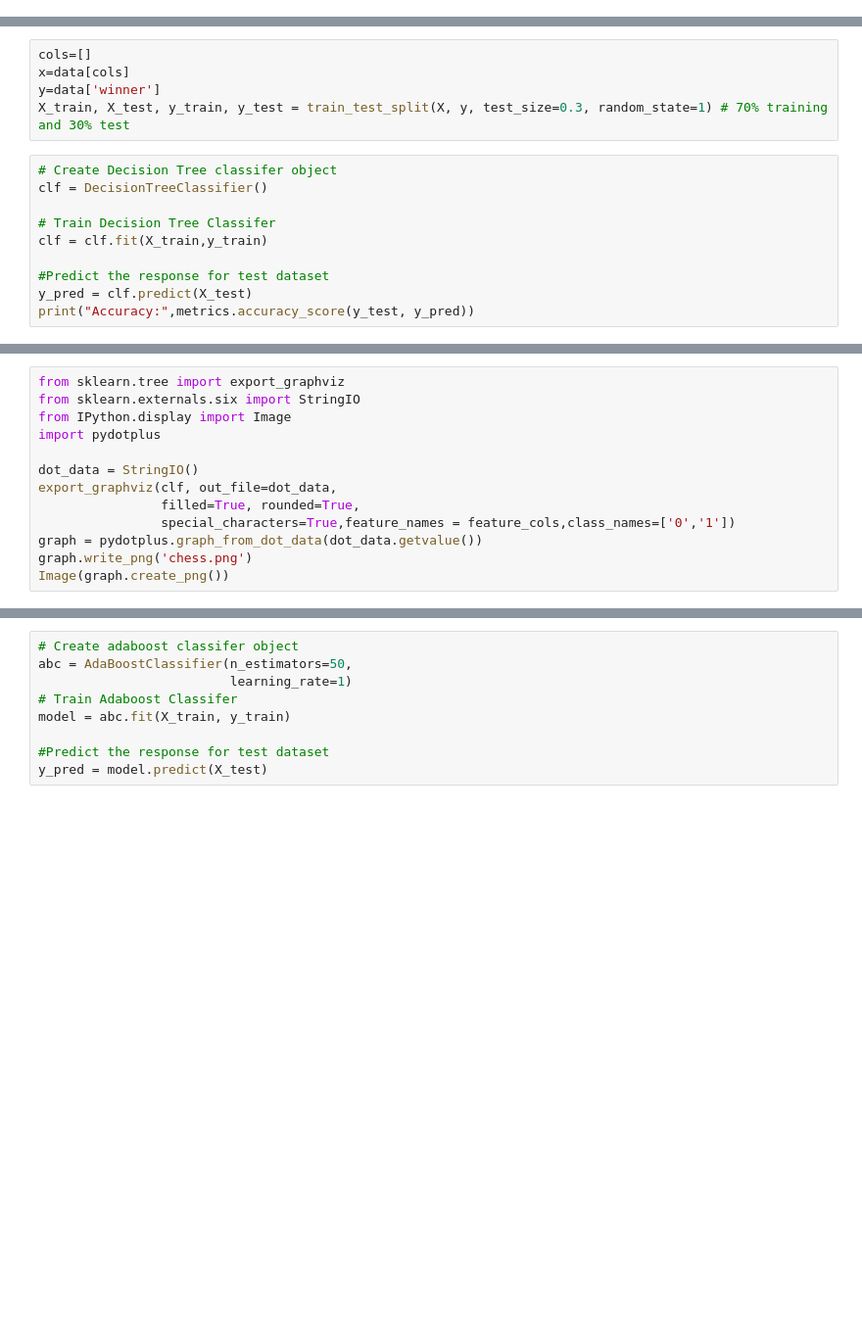
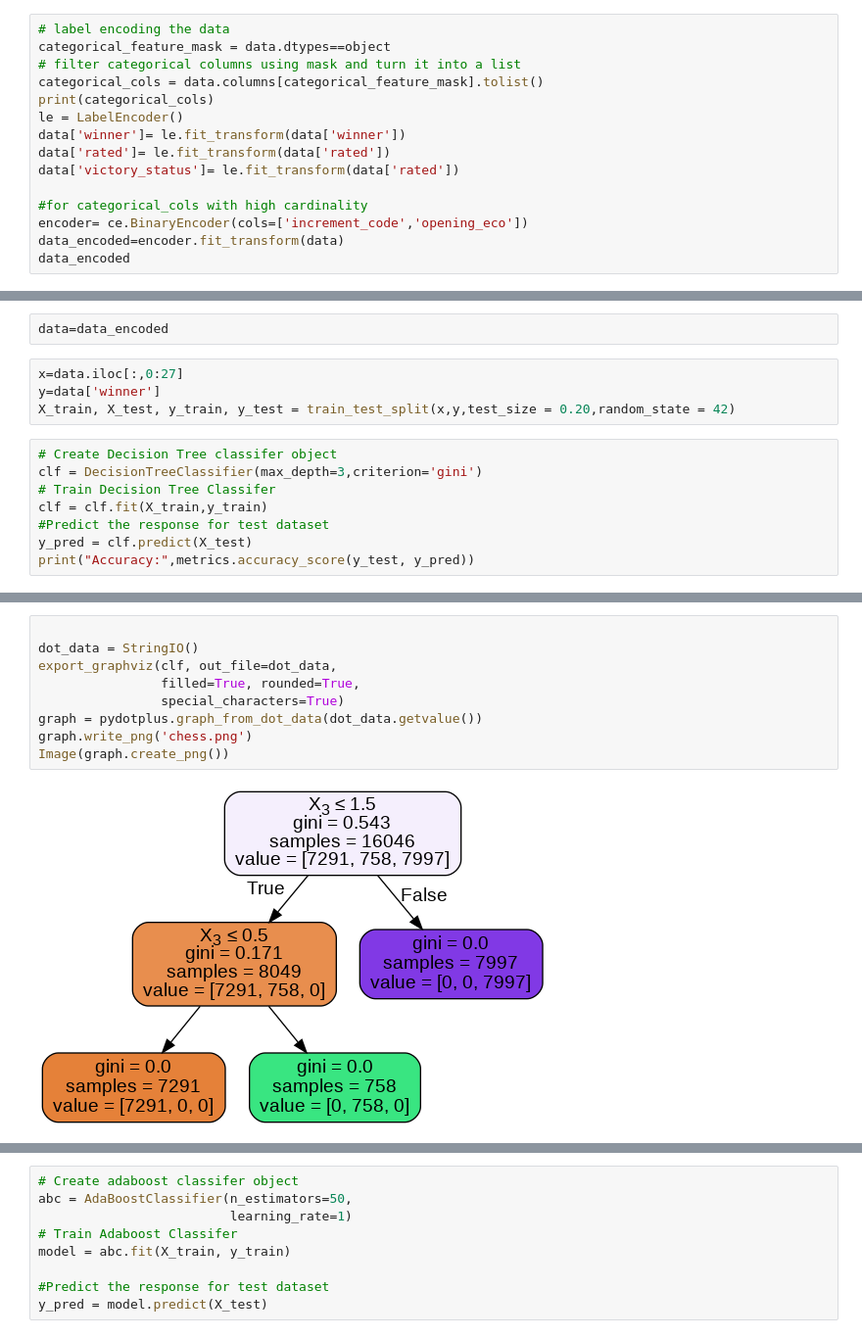
Before and after one commit to Gail529/chess_ML, a Jupyter notebook: bagging.ipynb, the cells around one changed output, grey strips where cells are left out. Shown at 98% size. Saved outputs shown, nothing was run; the diff lists cells and outputs as text; blank space fills up the shorter version.

```diff
--- a/bagging.ipynb
+++ b/bagging.ipynb
@@ -10,0 +91,15 @@ pima.head()
+# %%
+# label encoding the data
+categorical_feature_mask = data.dtypes==object
+# filter categorical columns using mask and turn it into a list
+categorical_cols = data.columns[categorical_feature_mask].tolist()
+print(categorical_cols)
+le = LabelEncoder()
+data['winner']= le.fit_transform(data['winner'])
+data['rated']= le.fit_transform(data['rated'])
+data['victory_status']= le.fit_transform(data['rated'])
+
+#for categorical_cols with high cardinality
+encoder= ce.BinaryEncoder(cols=['increment_code','opening_eco'])
+data_encoded=encoder.fit_transform(data)
+data_encoded
@@ -11,15 +121,14 @@ pima.head()
+# %%
+data=data_encoded
 # %%
-cols=[]
-x=data[cols]
+x=data.iloc[:,0:27]
 y=data['winner']
-X_train, X_test, y_train, y_test = train_test_split(X, y, test_size=0.3, random_state=1) # 70% training and 30% test
+X_train, X_test, y_train, y_test = train_test_split(x,y,test_size = 0.20,random_state = 42)
 # %%
 # Create Decision Tree classifer object
-clf = DecisionTreeClassifier()
-
+clf = DecisionTreeClassifier(max_depth=3,criterion='gini')
 # Train Decision Tree Classifer
 clf = clf.fit(X_train,y_train)
-
 #Predict the response for test dataset
 y_pred = clf.predict(X_test)
 print("Accuracy:",metrics.accuracy_score(y_test, y_pred))
@@ -26,16 +203,14 @@ print("Accuracy:",metrics.accuracy_score(y_test, y_pred))
 # %%
-from sklearn.tree import export_graphviz
-from sklearn.externals.six import StringIO
-from IPython.display import Image
-import pydotplus
 
 dot_data = StringIO()
 export_graphviz(clf, out_file=dot_data,
                 filled=True, rounded=True,
-                special_characters=True,feature_names = feature_cols,class_names=['0','1'])
+                special_characters=True)
 graph = pydotplus.graph_from_dot_data(dot_data.getvalue())
 graph.write_png('chess.png')
 Image(graph.create_png())
+# %% [output]
+[figure, added]
 # %%
 #Import Random Forest Model
 from sklearn.ensemble import RandomForestClassifier
```
Also changed, not shown: parts of 14 cells of this notebook.
